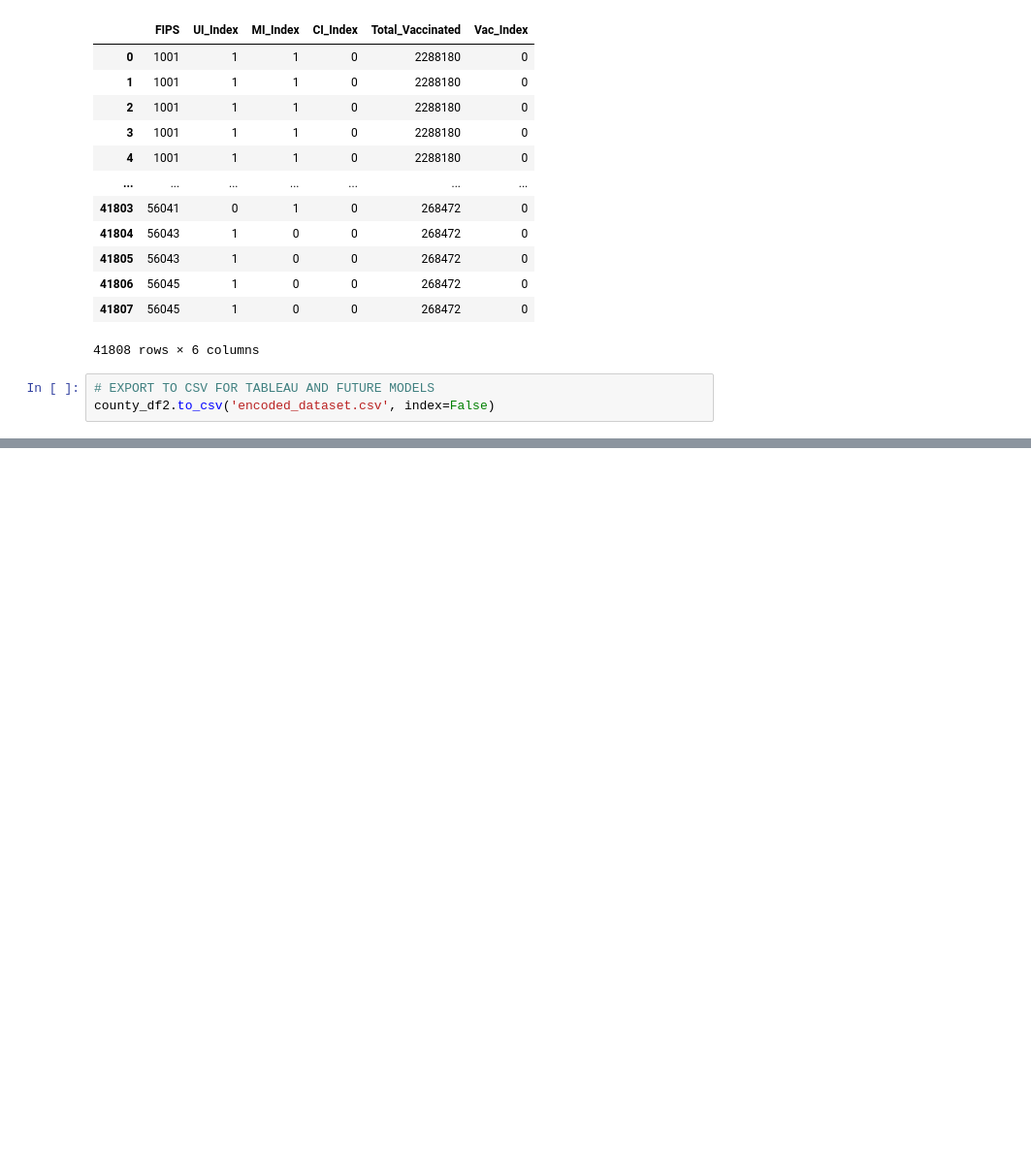
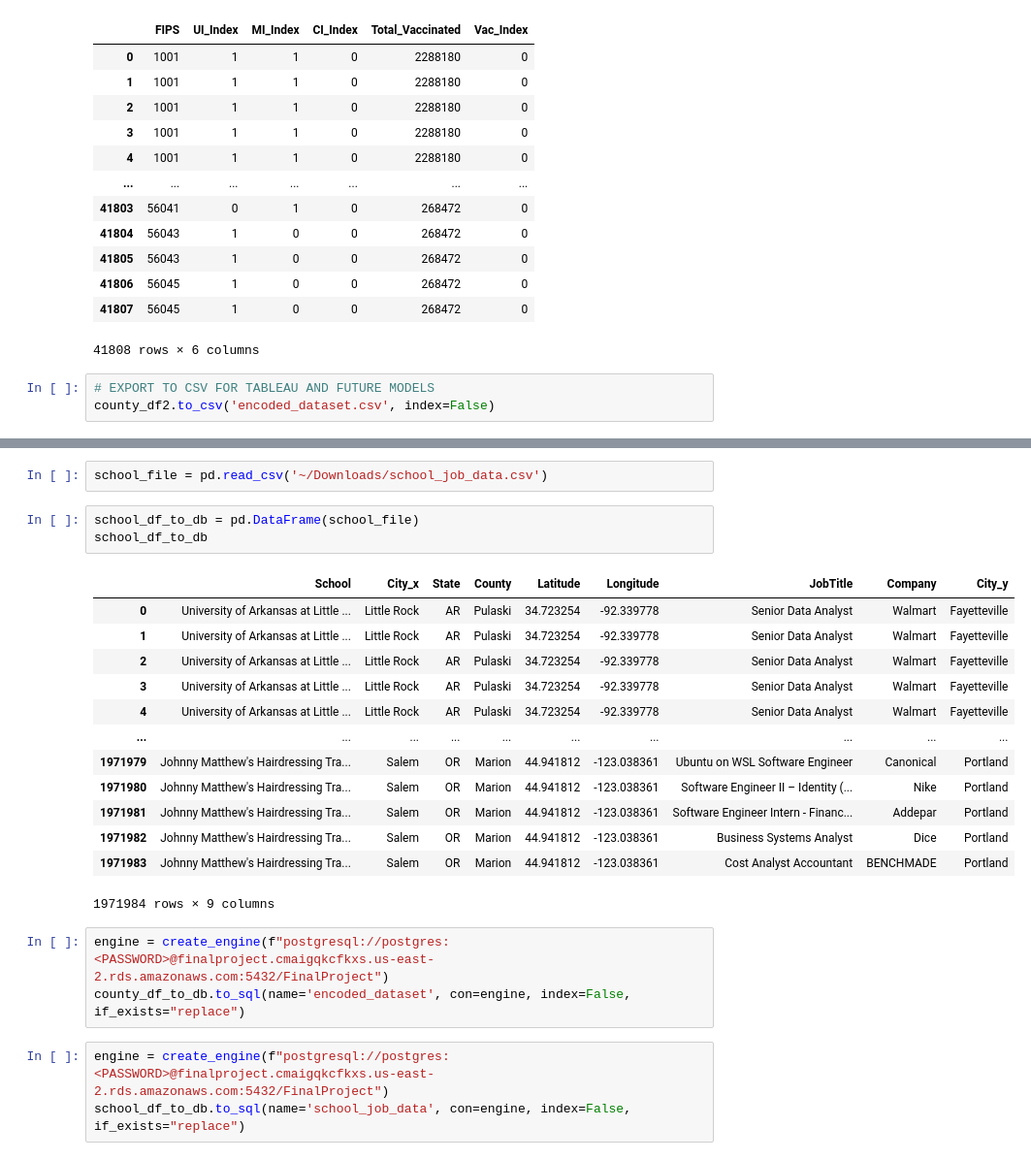
Before and after one commit to mrodenberg9055/FinalProject, a Jupyter notebook: Notebooks/Machine_Learning_Models/ML_Preprocessing.ipynb, the cells around one changed output, grey strips where cells are left out. Shown: that part at 97% size. Drawn from its saved outputs; the diff is of its cells as text; blank space fills up the shorter version.

Commit message:
Adding data to db

```diff
--- a/Notebooks/Machine_Learning_Models/ML_Preprocessing.ipynb
+++ b/Notebooks/Machine_Learning_Models/ML_Preprocessing.ipynb
@@ -137,0 +154,25 @@ county_df2.to_csv('encoded_dataset.csv', index=False)
+# %%
+school_file = pd.read_csv('~/Downloads/school_job_data.csv')
+# %%
+school_df_to_db = pd.DataFrame(school_file)
+school_df_to_db
+# %% [output]
+|  | School | City_x | State | County | Latitude | Longitude | JobTitle | Company | City_y |
+| 0 | University of Arkansas at Little ... | Little Rock | AR | Pulaski | 34.723254 | -92.339778 | Senior Data Analyst | Walmart | Fayetteville |
+| 1 | University of Arkansas at Little ... | Little Rock | AR | Pulaski | 34.723254 | -92.339778 | Senior Data Analyst | Walmart | Fayetteville |
+| 2 | University of Arkansas at Little ... | Little Rock | AR | Pulaski | 34.723254 | -92.339778 | Senior Data Analyst | Walmart | Fayetteville |
+| 3 | University of Arkansas at Little ... | Little Rock | AR | Pulaski | 34.723254 | -92.339778 | Senior Data Analyst | Walmart | Fayetteville |
+| 4 | University of Arkansas at Little ... | Little Rock | AR | Pulaski | 34.723254 | -92.339778 | Senior Data Analyst | Walmart | Fayetteville |
+| ... | ... | ... | ... | ... | ... | ... | ... | ... | ... |
+| 1971979 | Johnny Matthew's Hairdressing Tra... | Salem | OR | Marion | 44.941812 | -123.038361 | Ubuntu on WSL Software Engineer | Canonical | Portland |
+| 1971980 | Johnny Matthew's Hairdressing Tra... | Salem | OR | Marion | 44.941812 | -123.038361 | Software Engineer II – Identity (... | Nike | Portland |
+| 1971981 | Johnny Matthew's Hairdressing Tra... | Salem | OR | Marion | 44.941812 | -123.038361 | Software Engineer Intern - Financ... | Addepar | Portland |
+| 1971982 | Johnny Matthew's Hairdressing Tra... | Salem | OR | Marion | 44.941812 | -123.038361 | Business Systems Analyst | Dice | Portland |
+| 1971983 | Johnny Matthew's Hairdressing Tra... | Salem | OR | Marion | 44.941812 | -123.038361 | Cost Analyst Accountant | BENCHMADE | Portland |
+1971984 rows × 9 columns
+# %%
+engine = create_engine(f"postgresql://postgres:<PASSWORD>@finalproject.cmaigqkcfkxs.us-east-2.rds.amazonaws.com:5432/FinalProject")
+county_df_to_db.to_sql(name='encoded_dataset', con=engine, index=False, if_exists="replace")
+# %%
+engine = create_engine(f"postgresql://postgres:<PASSWORD>@finalproject.cmaigqkcfkxs.us-east-2.rds.amazonaws.com:5432/FinalProject")
+school_df_to_db.to_sql(name='school_job_data', con=engine, index=False, if_exists="replace")
```
Also changed, not shown: parts of 5 cells of this notebook.
